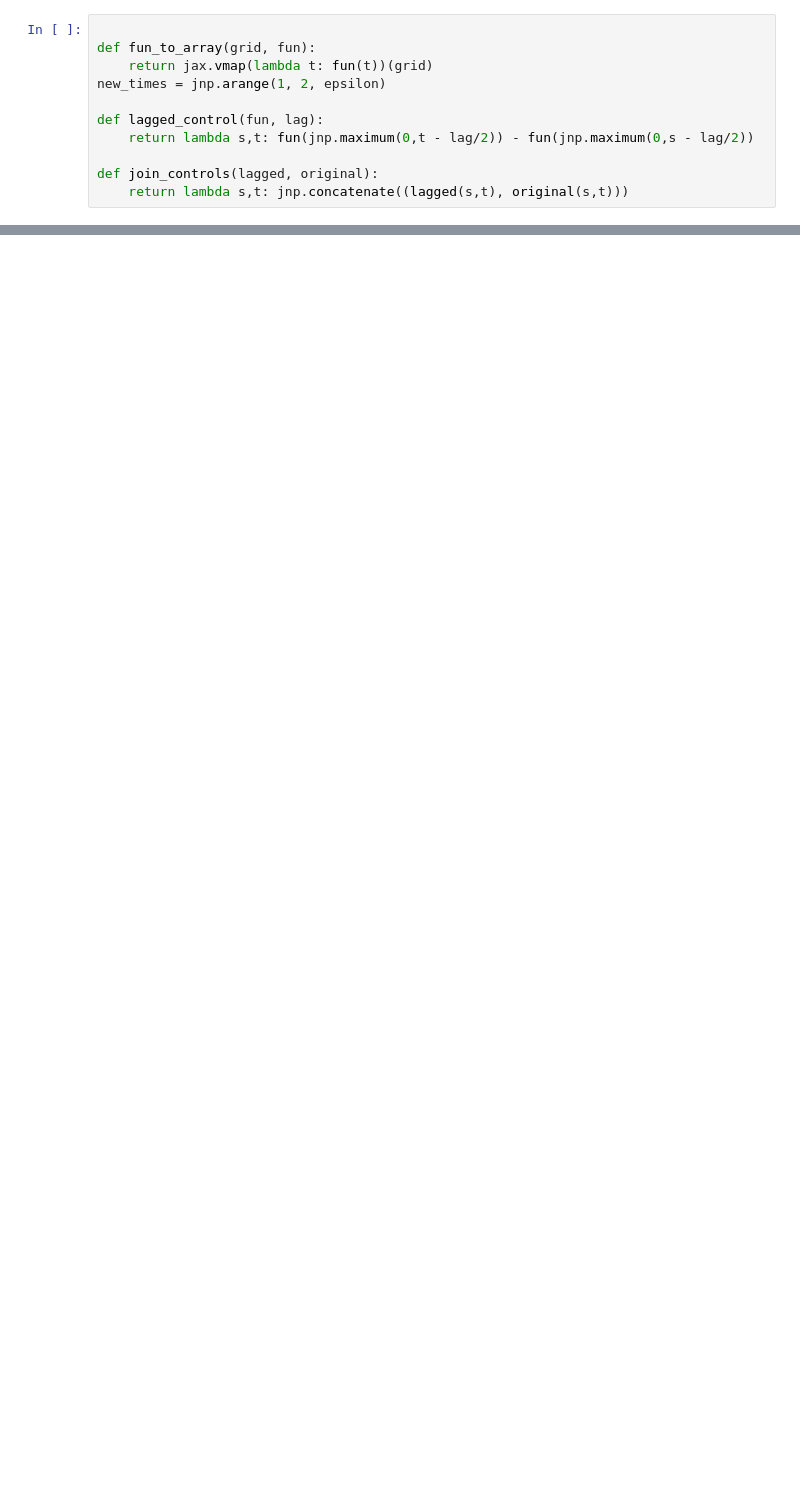
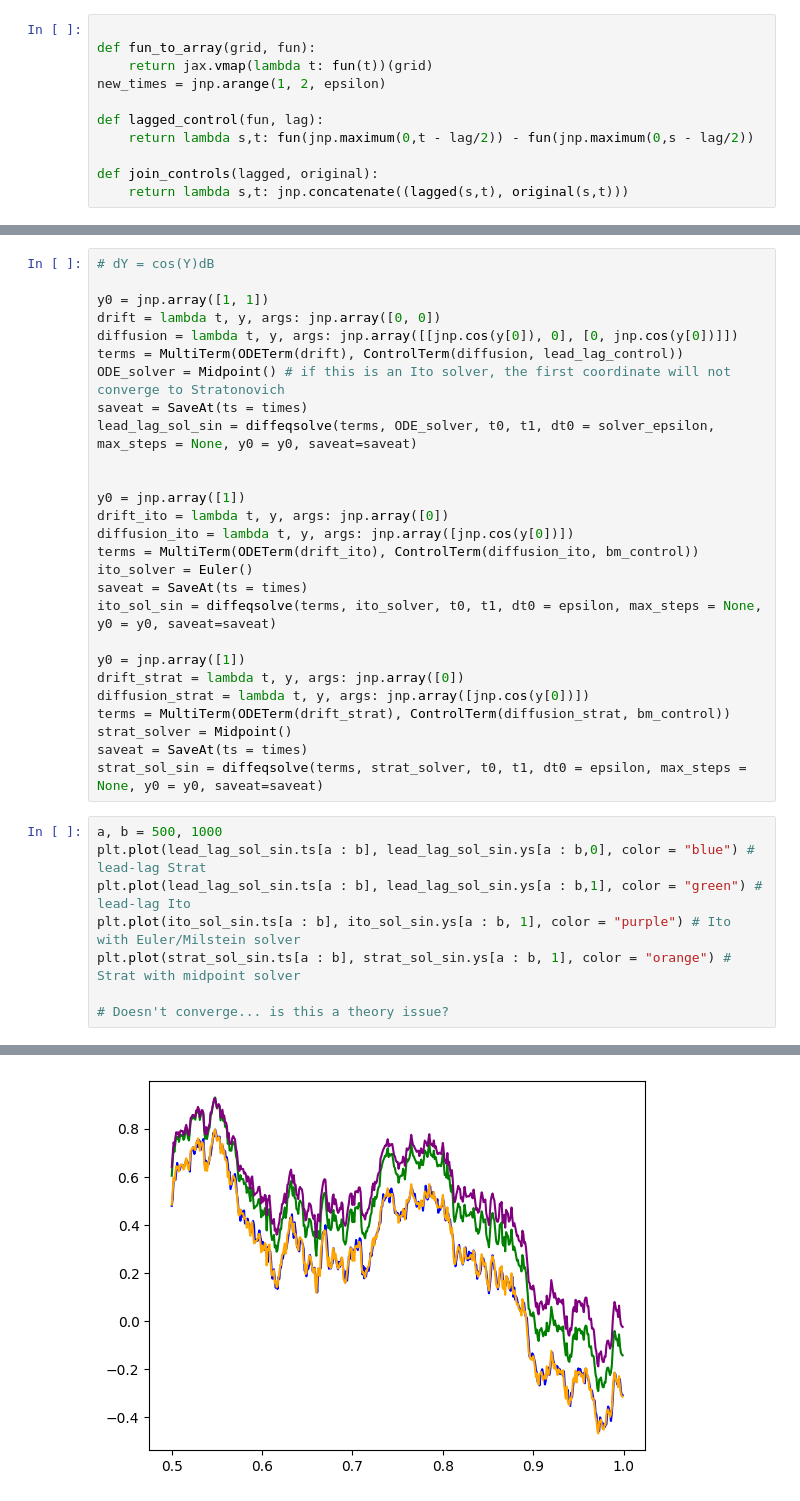
Before and after one commit to emilioferrucci/rough-vol-rough-paths, a Jupyter notebook: lead_lag_2.ipynb, the cells around one changed output, grey strips where cells are left out. Drawn from its saved outputs; the diff is of its cells as text; blank space fills up the shorter version.

```diff
--- a/lead_lag_2.ipynb
+++ b/lead_lag_2.ipynb
@@ -75,0 +119,36 @@ strat_true_array = fun_to_array(times, strat_sol_true(bm_control))
+# %%
+# dY = cos(Y)dB
+
+y0 = jnp.array([1, 1])
+drift = lambda t, y, args: jnp.array([0, 0])
+diffusion = lambda t, y, args: jnp.array([[jnp.cos(y[0]), 0], [0, jnp.cos(y[0])]])
+terms = MultiTerm(ODETerm(drift), ControlTerm(diffusion, lead_lag_control))
+ODE_solver = Midpoint() # if this is an Ito solver, the first coordinate will not converge to Stratonovich
+saveat = SaveAt(ts = times)
+lead_lag_sol_sin = diffeqsolve(terms, ODE_solver, t0, t1, dt0 = solver_epsilon, max_steps = None, y0 = y0, saveat=saveat)
+
+
+y0 = jnp.array([1])
+drift_ito = lambda t, y, args: jnp.array([0])
+diffusion_ito = lambda t, y, args: jnp.array([jnp.cos(y[0])])
+terms = MultiTerm(ODETerm(drift_ito), ControlTerm(diffusion_ito, bm_control))
+ito_solver = Euler()
+saveat = SaveAt(ts = times)
+ito_sol_sin = diffeqsolve(terms, ito_solver, t0, t1, dt0 = epsilon, max_steps = None, y0 = y0, saveat=saveat)
+
+y0 = jnp.array([1])
+drift_strat = lambda t, y, args: jnp.array([0])
+diffusion_strat = lambda t, y, args: jnp.array([jnp.cos(y[0])])
+terms = MultiTerm(ODETerm(drift_strat), ControlTerm(diffusion_strat, bm_control))
+strat_solver = Midpoint()
+saveat = SaveAt(ts = times)
+strat_sol_sin = diffeqsolve(terms, strat_solver, t0, t1, dt0 = epsilon, max_steps = None, y0 = y0, saveat=saveat)
+# %%
+a, b = 500, 1000
+plt.plot(lead_lag_sol_sin.ts[a : b], lead_lag_sol_sin.ys[a : b,0], color = "blue") # lead-lag Strat
+plt.plot(lead_lag_sol_sin.ts[a : b], lead_lag_sol_sin.ys[a : b,1], color = "green") # lead-lag Ito
+plt.plot(ito_sol_sin.ts[a : b], ito_sol_sin.ys[a : b, 1], color = "purple") # Ito with Euler/Milstein solver
+plt.plot(strat_sol_sin.ts[a : b], strat_sol_sin.ys[a : b, 1], color = "orange") # Strat with midpoint solver
+
+# Doesn't converge... is this a theory issue?
+# %% [output]
@@ -75,0 +156 @@ strat_true_array = fun_to_array(times, strat_sol_true(bm_control))
+[figure, added]
```
Also changed, not shown: parts of 18 cells of this notebook, 4 other files.
